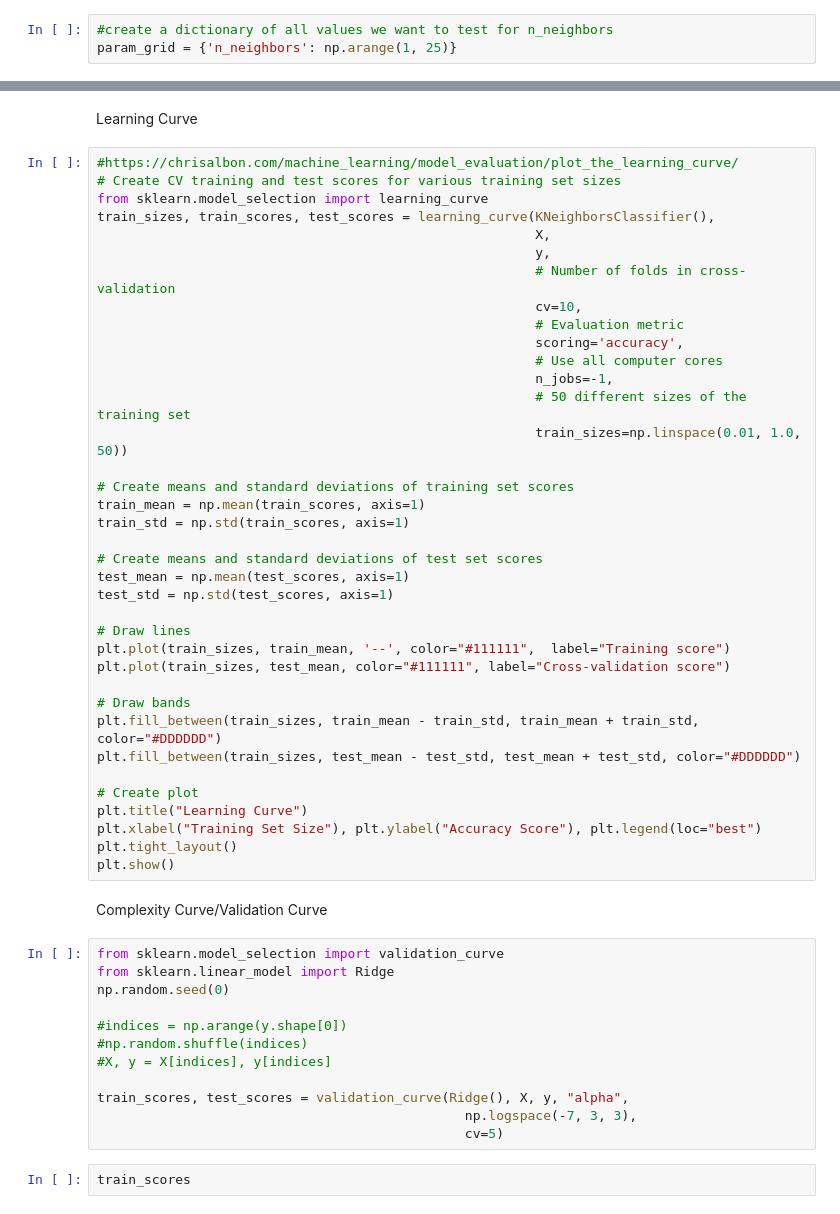
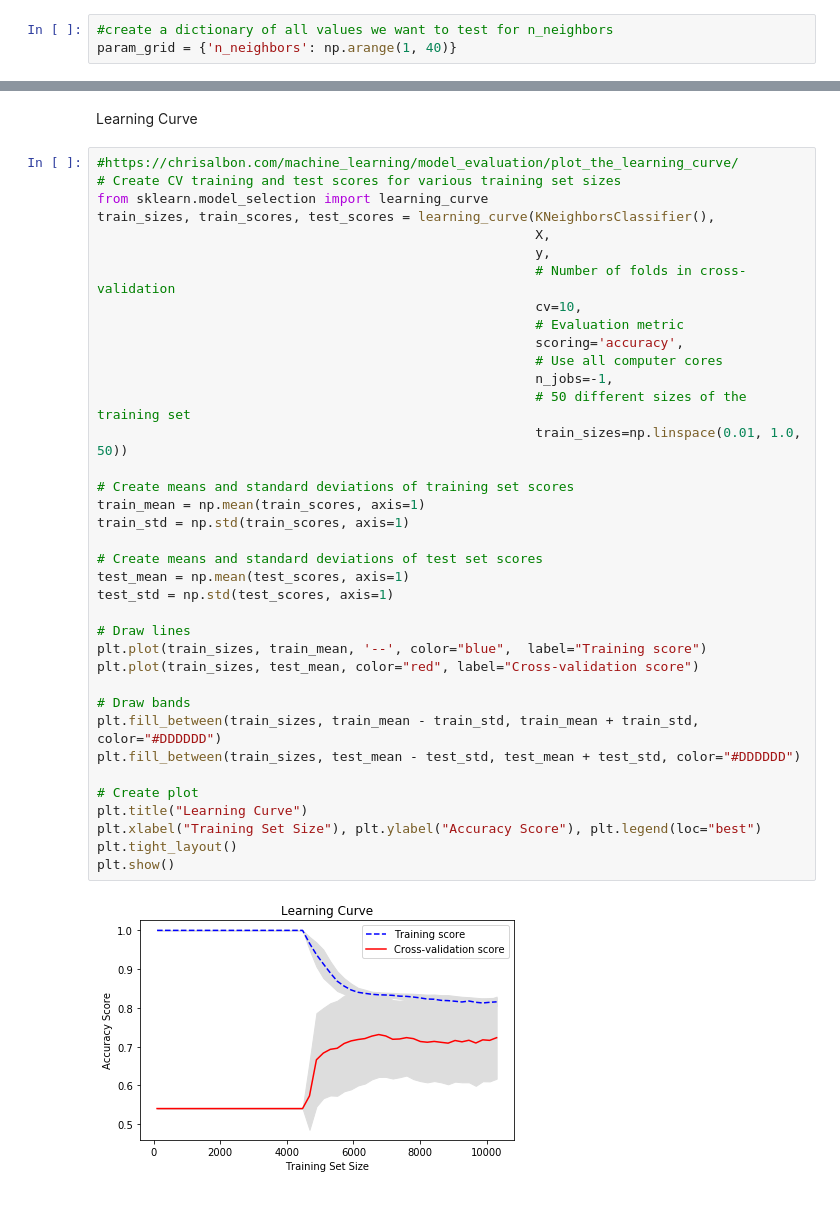
Before and after one commit to ngocbaosp/ML-Projects, a Jupyter notebook: Project1-mauro-knn.ipynb, the cells around one changed output, grey strips where cells are left out. Saved outputs shown, nothing was run; the diff lists cells and outputs as text.

```diff
--- a/Project1-mauro-knn.ipynb
+++ b/Project1-mauro-knn.ipynb
@@ -668,7 +635,7 @@ from sklearn.model_selection import GridSearchCV
 knn2 = KNeighborsClassifier()
 # %%
 #create a dictionary of all values we want to test for n_neighbors
-param_grid = {'n_neighbors': np.arange(1, 25)}
+param_grid = {'n_neighbors': np.arange(1, 40)}
 # %%
 #use gridsearch to test all values for n_neighbors
 knn_gscv = GridSearchCV(knn2, param_grid, cv=5)
@@ -791,48 +761,34 @@ train_sizes, train_scores, test_scores = learning_curve(KNeighborsClassifier(),
                                                         X,
                                                         y,
                                                         # Number of folds in cross-validation
                                                         cv=10,
                                                         # Evaluation metric
                                                         scoring='accuracy',
                                                         # Use all computer cores
                                                         n_jobs=-1,
                                                         # 50 different sizes of the training set
                                                         train_sizes=np.linspace(0.01, 1.0, 50))
 
 # Create means and standard deviations of training set scores
 train_mean = np.mean(train_scores, axis=1)
 train_std = np.std(train_scores, axis=1)
 
 # Create means and standard deviations of test set scores
 test_mean = np.mean(test_scores, axis=1)
 test_std = np.std(test_scores, axis=1)
 
 # Draw lines
-plt.plot(train_sizes, train_mean, '--', color="#111111",  label="Training score")
-plt.plot(train_sizes, test_mean, color="#111111", label="Cross-validation score")
+plt.plot(train_sizes, train_mean, '--', color="blue",  label="Training score")
+plt.plot(train_sizes, test_mean, color="red", label="Cross-validation score")
 
 # Draw bands
 plt.fill_between(train_sizes, train_mean - train_std, train_mean + train_std, color="#DDDDDD")
 plt.fill_between(train_sizes, test_mean - test_std, test_mean + test_std, color="#DDDDDD")
 
 # Create plot
 plt.title("Learning Curve")
 plt.xlabel("Training Set Size"), plt.ylabel("Accuracy Score"), plt.legend(loc="best")
 plt.tight_layout()
 plt.show()
+# %% [output]
+[figure, added]
-# %% [markdown]
-Complexity Curve/Validation Curve
-# %%
-from sklearn.model_selection import validation_curve
-from sklearn.linear_model import Ridge
-np.random.seed(0)
-
-#indices = np.arange(y.shape[0])
-#np.random.shuffle(indices)
-#X, y = X[indices], y[indices]
-
-train_scores, test_scores = validation_curve(Ridge(), X, y, "alpha",
-                                               np.logspace(-7, 3, 3),
-                                               cv=5)
-# %%
-train_scores
```
Also changed, not shown: parts of 25 cells of this notebook.
